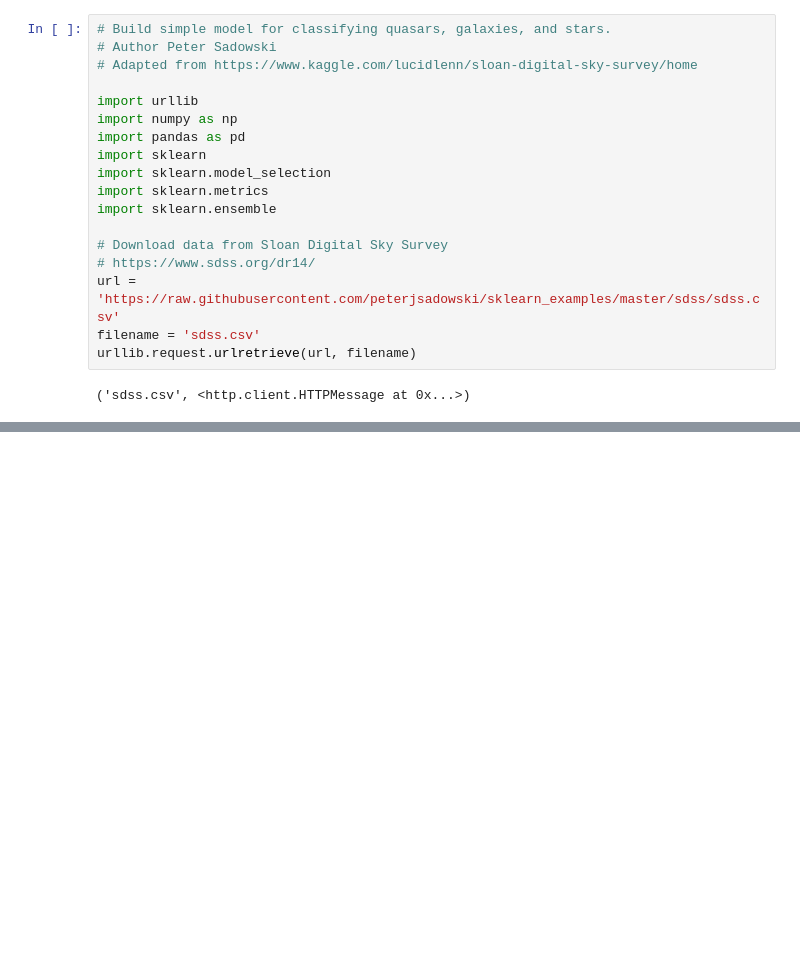
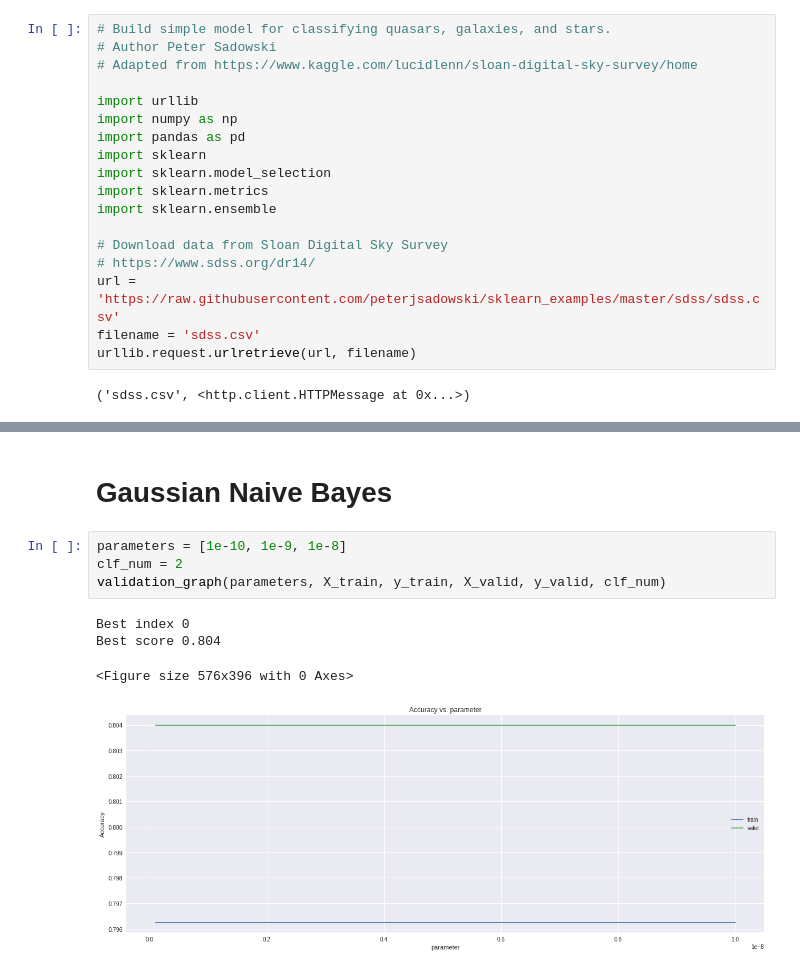
Before and after one commit to AstroBoy1/sklearn_examples, a Jupyter notebook: Copy_of_Quasars.ipynb, the cells around one changed output, grey strips where cells are left out. Drawn from its saved outputs; the diff is of its cells as text; blank space fills up the shorter version.

```diff
--- a/Copy_of_Quasars.ipynb
+++ b/Copy_of_Quasars.ipynb
@@ -94,0 +142,11 @@ Test accuracy: 0.7365
+# %% [markdown]
+# Gaussian Naive Bayes
+# %%
+parameters = [1e-10, 1e-9, 1e-8]
+clf_num = 2
+validation_graph(parameters, X_train, y_train, X_valid, y_valid, clf_num)
+# %% [output]
+Best index 0
+Best score 0.804
+<Figure size 576x396 with 0 Axes>
+[figure, added]
```
Also changed, not shown: parts of 13 cells of this notebook.
